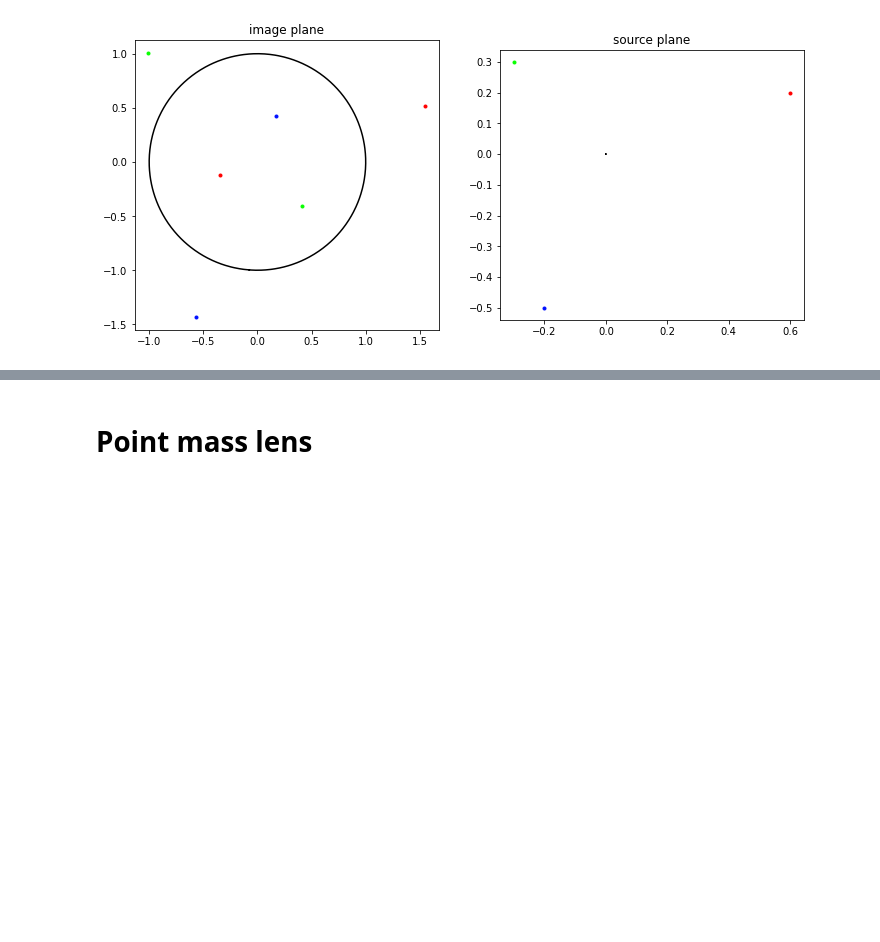
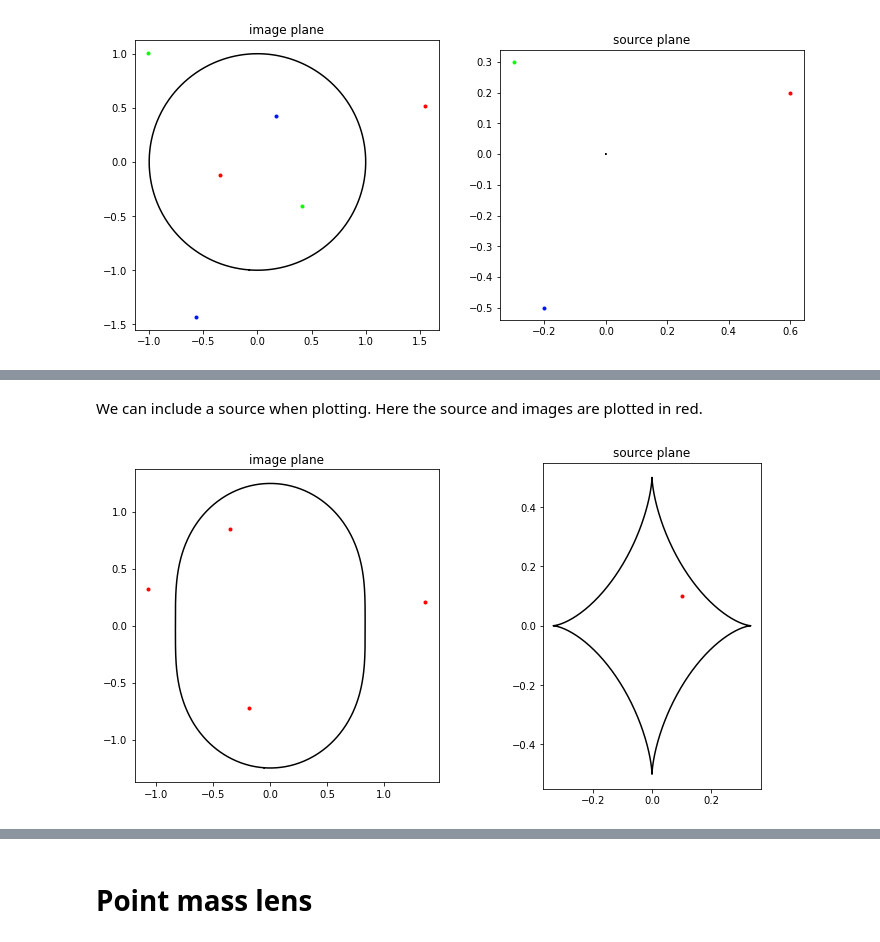
Before and after one commit to chuckkeeton/pygravlens, a Jupyter notebook: basic-examples.ipynb, the cells around one changed output, grey strips where cells are left out. Cells and saved outputs as stored; diff of their text form; code cells hidden in the pictures; blank space fills up the shorter version.

```diff
--- a/basic-examples.ipynb
+++ b/basic-examples.ipynb
@@ -80,0 +112,6 @@ model.plot(src=[[0.6,0.2],[-0.3,0.3],[-0.2,-0.5]])
+# %% [markdown]
+We can include a source when plotting. Here the source and images are plotted in red.
+# %%
+model.plot(src=[0.1,0.1])
+# %% [output]
+[figure, added]
```
Also changed, not shown: parts of 10 cells of this notebook, 1 other file.
